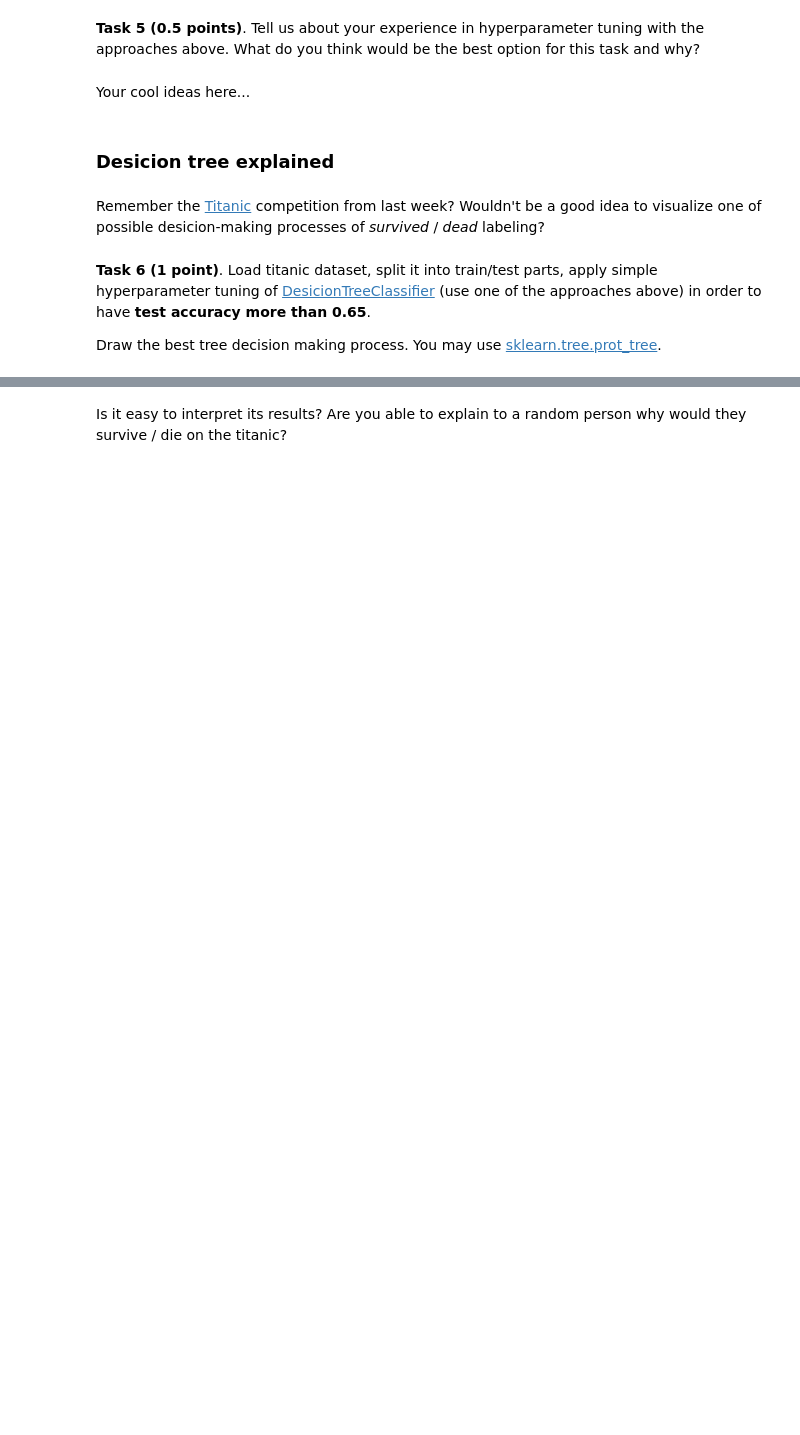
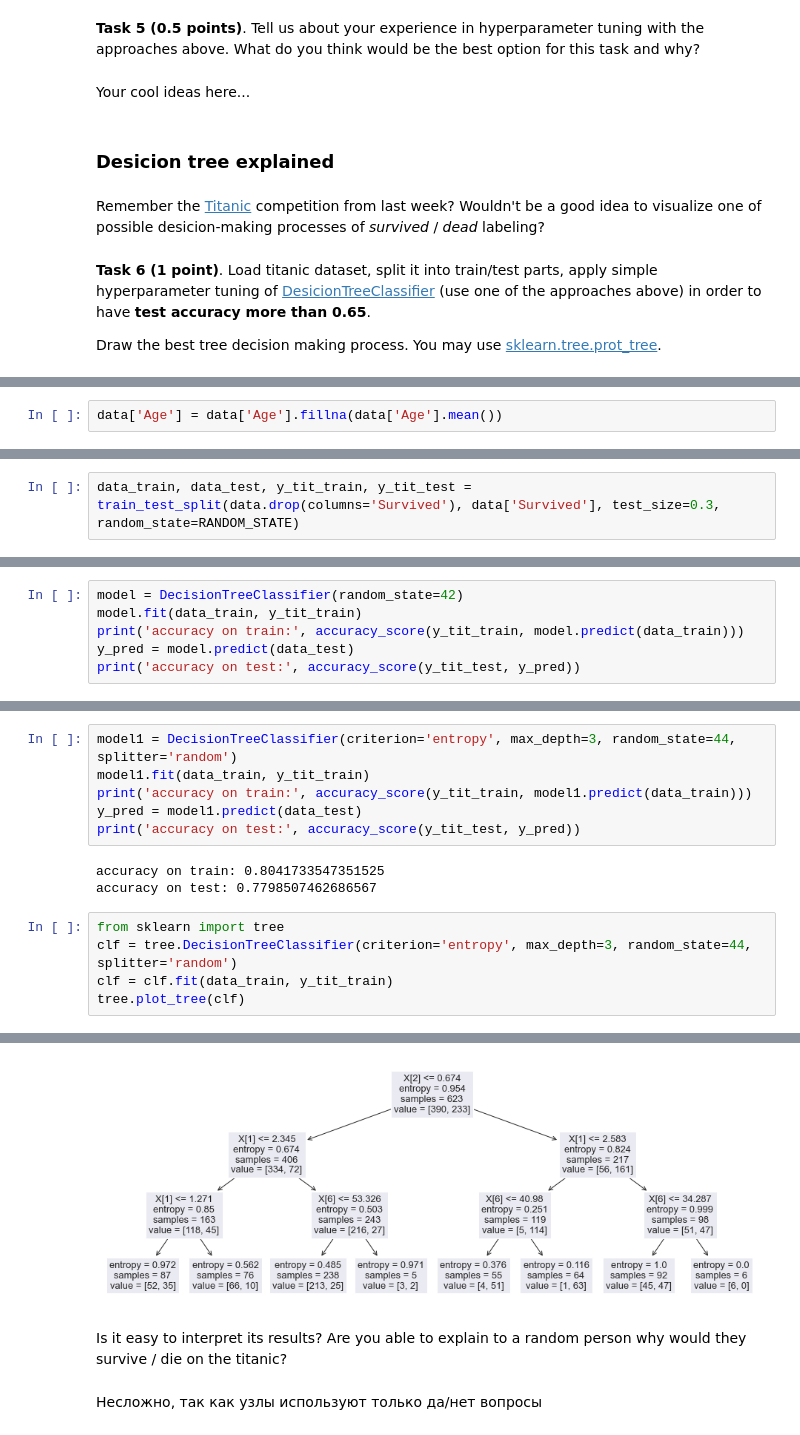
Before and after one commit to tanyashagova/ml_homework_rf_classifier, a Jupyter notebook: rf_classifier.ipynb, the cells around one changed output, grey strips where cells are left out. Cells and saved outputs as stored; diff of their text form; blank space fills up the shorter version.

```diff
--- a/rf_classifier.ipynb
+++ b/rf_classifier.ipynb
@@ -611,0 +706,2 @@ Draw the best tree decision making process. You may use [sklearn.tree.prot_tree]
+# %%
+data['Age'] = data['Age'].fillna(data['Age'].mean())
@@ -611,0 +721,2 @@ Draw the best tree decision making process. You may use [sklearn.tree.prot_tree]
+# %%
+data_train, data_test, y_tit_train, y_tit_test = train_test_split(data.drop(columns='Survived'), data['Survived'], test_size=0.3, random_state=RANDOM_STATE)
@@ -615,0 +730,6 @@ from sklearn.tree import DecisionTreeClassifier
+# %%
+model = DecisionTreeClassifier(random_state=42)
+model.fit(data_train, y_tit_train)
+print('accuracy on train:', accuracy_score(y_tit_train, model.predict(data_train)))
+y_pred = model.predict(data_test)
+print('accuracy on test:', accuracy_score(y_tit_test, y_pred))
@@ -615,0 +776,15 @@ from sklearn.tree import DecisionTreeClassifier
+# %%
+model1 = DecisionTreeClassifier(criterion='entropy', max_depth=3, random_state=44, splitter='random')
+model1.fit(data_train, y_tit_train)
+print('accuracy on train:', accuracy_score(y_tit_train, model1.predict(data_train)))
+y_pred = model1.predict(data_test)
+print('accuracy on test:', accuracy_score(y_tit_test, y_pred))
+# %% [output]
+accuracy on train: 0.8041733547351525
+accuracy on test: 0.7798507462686567
+# %%
+from sklearn import tree
+clf = tree.DecisionTreeClassifier(criterion='entropy', max_depth=3, random_state=44, splitter='random')
+clf = clf.fit(data_train, y_tit_train)
+tree.plot_tree(clf)
+# %% [output]
@@ -616,2 +806,5 @@ from sklearn.tree import DecisionTreeClassifier
+[figure, added]
 # %% [markdown]
 Is it easy to interpret its results? Are you able to explain to a random person why would they survive / die on the titanic?
+# %% [markdown]
+Несложно, так как узлы используют только да/нет вопросы
```
Also changed, not shown: parts of 28 cells of this notebook.
